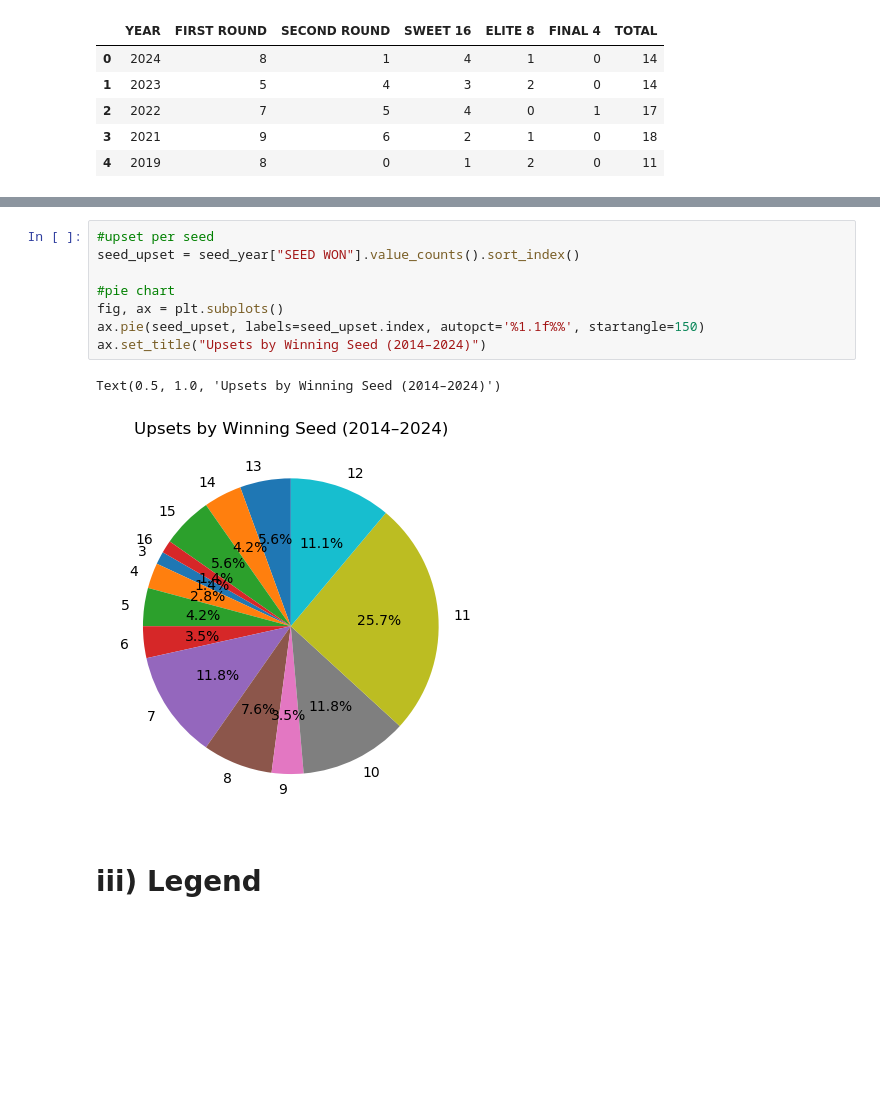
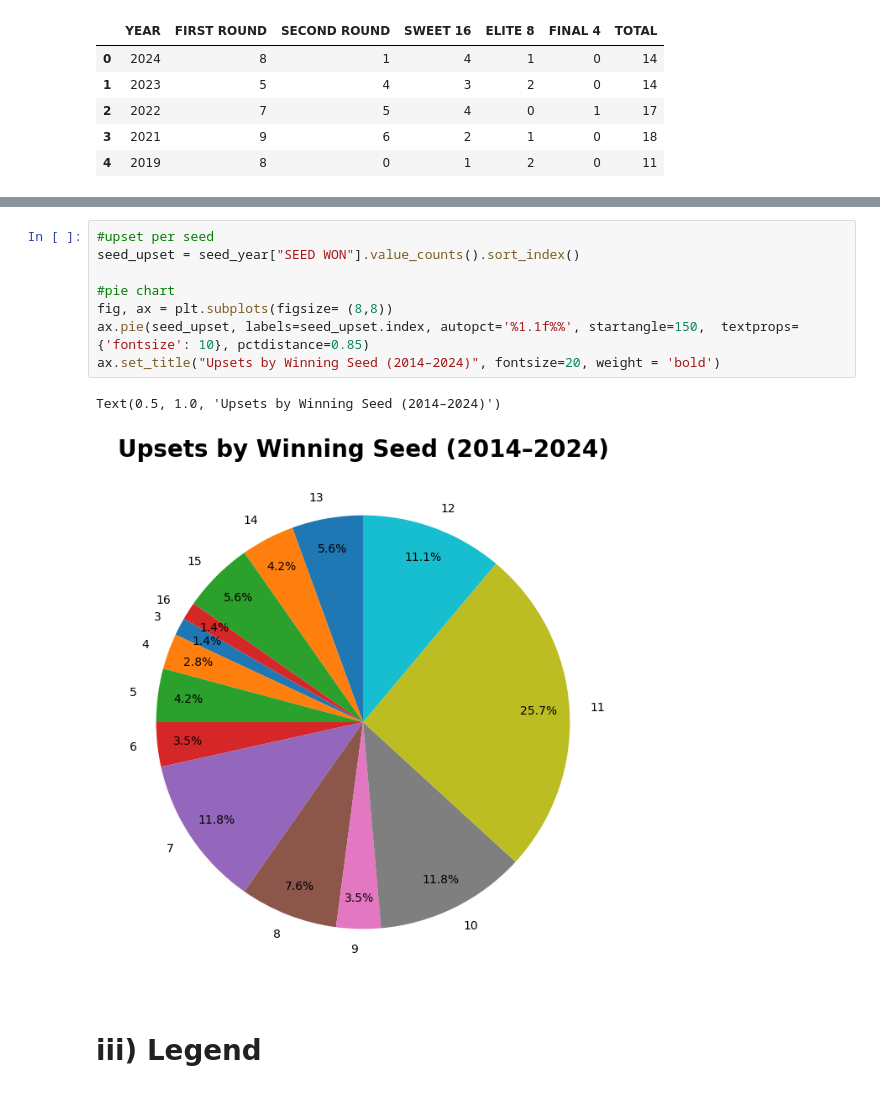
Before and after one commit to domgalatis/1520Final, a Jupyter notebook: 1520 final.ipynb, the cells around one changed output, grey strips where cells are left out. Saved outputs shown, nothing was run; the diff lists cells and outputs as text; blank space fills up the shorter version.

```diff
--- a/1520 final.ipynb
+++ b/1520 final.ipynb
@@ -145,14 +154,14 @@ plt.show()
 # %%
 #upset per seed
 seed_upset = seed_year["SEED WON"].value_counts().sort_index()
 
 #pie chart
-fig, ax = plt.subplots()
-ax.pie(seed_upset, labels=seed_upset.index, autopct='%1.1f%%', startangle=150)
-ax.set_title("Upsets by Winning Seed (2014–2024)")
+fig, ax = plt.subplots(figsize= (8,8))
+ax.pie(seed_upset, labels=seed_upset.index, autopct='%1.1f%%', startangle=150,  textprops={'fontsize': 10}, pctdistance=0.85)
+ax.set_title("Upsets by Winning Seed (2014–2024)", fontsize=20, weight = 'bold')
 # %% [output]
 Text(0.5, 1.0, 'Upsets by Winning Seed (2014–2024)')
-[figure, old version]
+[figure, new version]
 # %% [markdown]
 # iii) Legend
 # %% [markdown]
```
Also changed, not shown: parts of 9 cells of this notebook.
